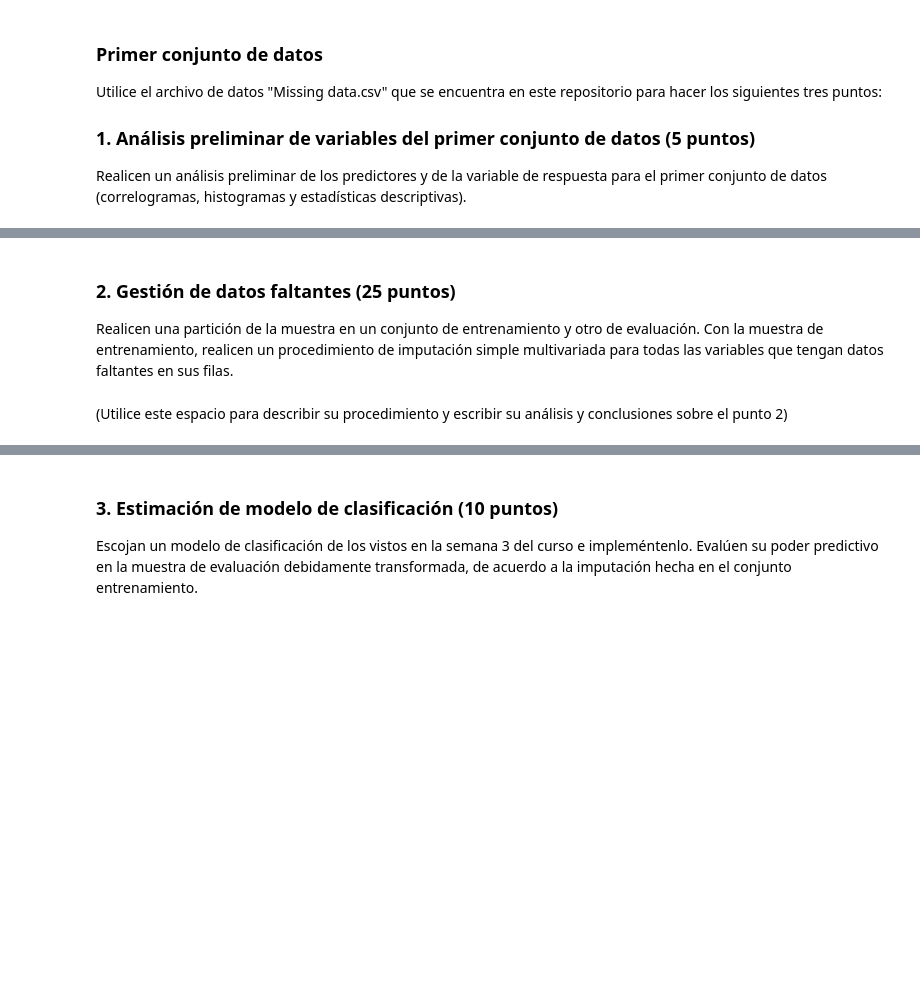
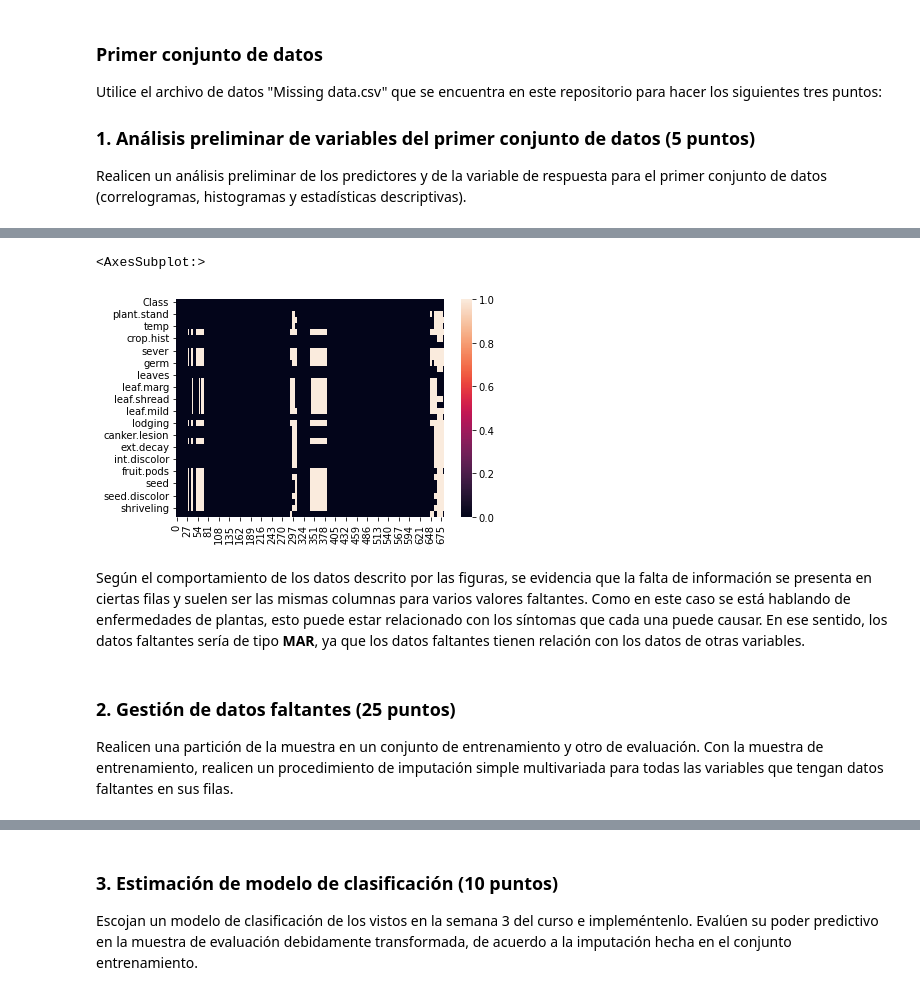
Before and after one commit to paulguz261/MIAD_20231_intro_machine_learning_grupal, a Jupyter notebook: week6/Caso implementación de metodologías de imputación de variables e imbalanceo de clases.ipynb, the cells around one changed output, grey strips where cells are left out. Cells and saved outputs as stored; diff of their text form; code cells hidden in the pictures; blank space fills up the shorter version.

Commit message:
Entrega caso semana 6

```diff
--- a/week6/Caso implementación de metodologías de imputación de variables e imbalanceo de clases.ipynb
+++ b/week6/Caso implementación de metodologías de imputación de variables e imbalanceo de clases.ipynb
@@ -35,3 +108,10 @@ Realicen un análisis preliminar de los predictores y de la variable de respuest
+# %%
+sns.heatmap(data.isna().T)
+# %% [output]
+<AxesSubplot:>
+[figure, added]
+# %% [markdown]
+Según el comportamiento de los datos descrito por las figuras, se evidencia que la falta de información se presenta en ciertas filas y suelen ser las mismas columnas para varios valores faltantes. Como en este caso se está hablando de enfermedades de plantas, esto puede estar relacionado con los síntomas que cada una puede causar. En ese sentido, los datos faltantes sería de tipo **MAR**, ya que los datos faltantes tienen relación con los datos de otras variables.
 # %% [markdown]
 ### 2. Gestión de datos faltantes (25 puntos)
 Realicen una partición de la muestra en un conjunto de entrenamiento y otro de evaluación. Con la muestra de entrenamiento, realicen un procedimiento de imputación simple multivariada para todas las variables que tengan datos faltantes en sus filas.
@@ -40,2 +117,0 @@ Realicen una partición de la muestra en un conjunto de entrenamiento y otro de
-# %% [markdown]
-(Utilice este espacio para describir su procedimiento y escribir su análisis y conclusiones sobre el punto 2)
```
Also changed, not shown: parts of 41 cells of this notebook.
